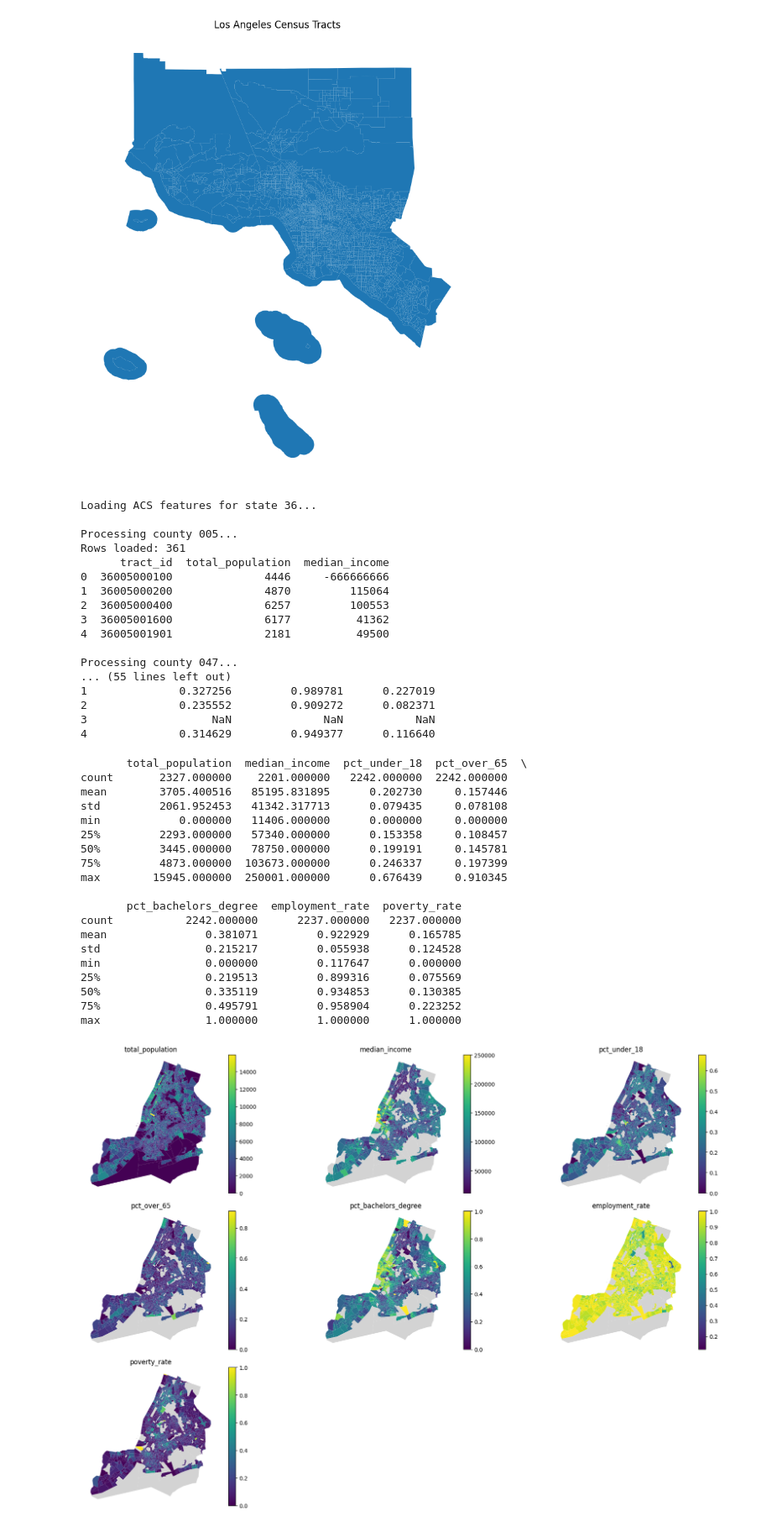
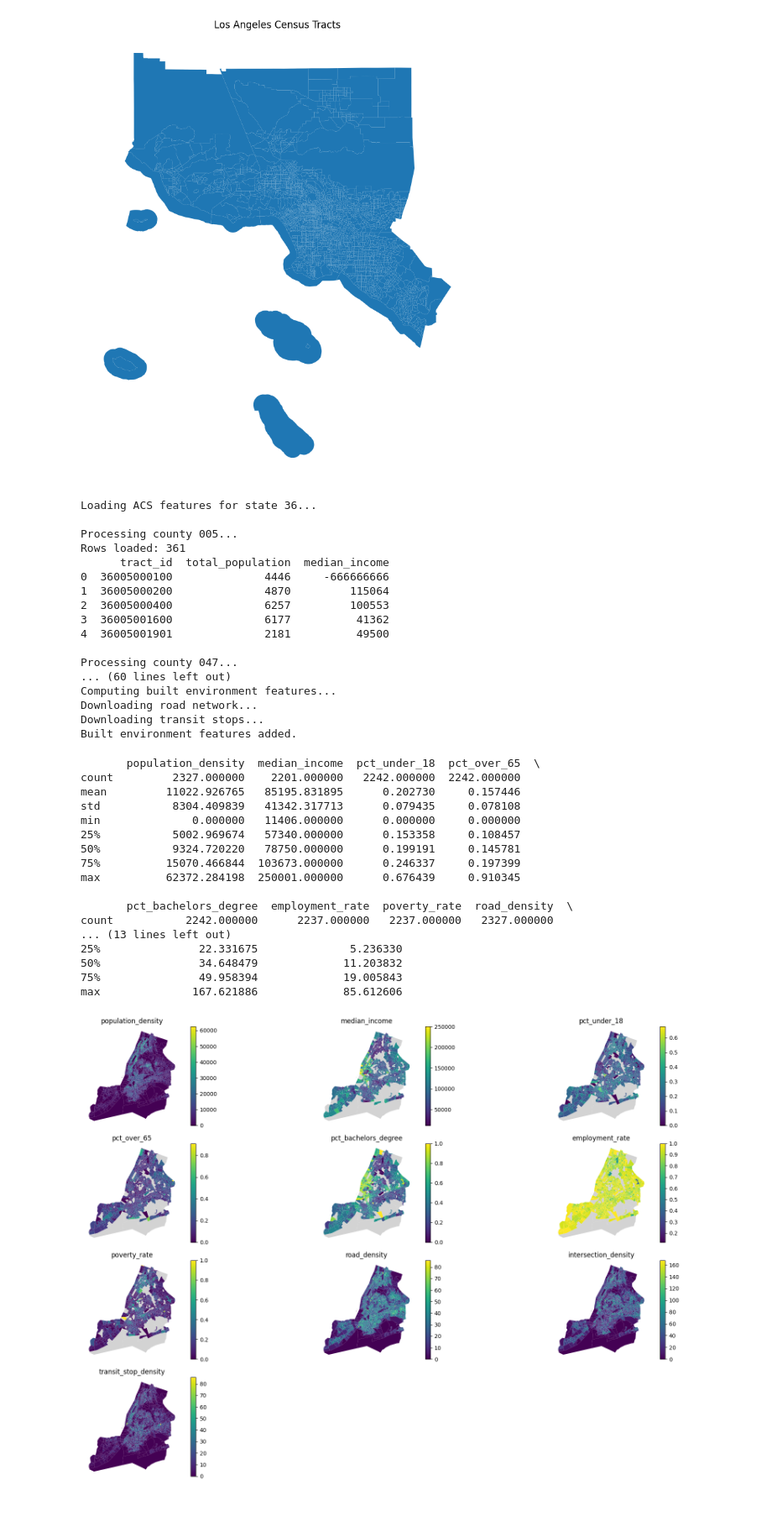
Before and after one commit to BeaudeRooij/thesis, a Jupyter notebook: thesis_notebook.ipynb, the cells around one changed output. Shown at 84% size. Saved outputs shown, nothing was run; the diff lists cells and outputs as text; code cells hidden in the pictures.

Commit message:
population density

```diff
--- a/thesis_notebook.ipynb
+++ b/thesis_notebook.ipynb
@@ -281,6 +304,10 @@ def merge_acs_features(tracts_gdf, acs_df):
         how="left"
     )
 
+    merged["population_density"] = (
+        merged["total_population"] / merged["tract_area_km2"]
+    )
+
     print("Merged shape:", merged.shape)
 
     cols_to_check = [
@@ -291,7 +318,8 @@ def merge_acs_features(tracts_gdf, acs_df):
         "pct_over_65",
         "pct_bachelors_degree",
         "employment_rate",
-        "poverty_rate"
+        "poverty_rate",
+        "population_density"
     ]
 
     print("\nSample merged rows:")
@@ -311,6 +496,10 @@ nyc_tracts = merge_acs_features(
     nyc_tracts,
     nyc_acs
 )
+
+nyc_tracts = add_built_environment_features(
+    nyc_tracts
+)
 # %% [output]
 Loading ACS features for state 36...
 
@@ -324,83 +513,87 @@ Rows loaded: 361
 4  36005001901              2181          49500
 
 Processing county 047...
-... (55 lines left out)
-1              0.327256         0.989781      0.227019
-2              0.235552         0.909272      0.082371
-3                   NaN              NaN           NaN
-4              0.314629         0.949377      0.116640
+... (60 lines left out)
+Computing built environment features...
+Downloading road network...
+Downloading transit stops...
+Built environment features added.
 # %%
 cols = [
-    "total_population",
+    "population_density",
     "median_income",
     "pct_under_18",
     "pct_over_65",
     "pct_bachelors_degree",
     "employment_rate",
-    "poverty_rate"
+    "poverty_rate",
+    "road_density",
+    "intersection_density",
+    "transit_stop_density"
 ]
 
 print(nyc_tracts[cols].describe())
 # %% [output]
-       total_population  median_income  pct_under_18  pct_over_65  \
-count       2327.000000    2201.000000   2242.000000  2242.000000
-mean        3705.400516   85195.831895      0.202730     0.157446
-std         2061.952453   41342.317713      0.079435     0.078108
-min            0.000000   11406.000000      0.000000     0.000000
-25%         2293.000000   57340.000000      0.153358     0.108457
-50%         3445.000000   78750.000000      0.199191     0.145781
-75%         4873.000000  103673.000000      0.246337     0.197399
-max        15945.000000  250001.000000      0.676439     0.910345
+       population_density  median_income  pct_under_18  pct_over_65  \
+count         2327.000000    2201.000000   2242.000000  2242.000000
+mean         11022.926765   85195.831895      0.202730     0.157446
+std           8304.409839   41342.317713      0.079435     0.078108
+min              0.000000   11406.000000      0.000000     0.000000
+25%           5002.969674   57340.000000      0.153358     0.108457
+50%           9324.720220   78750.000000      0.199191     0.145781
+75%          15070.466844  103673.000000      0.246337     0.197399
+max          62372.284198  250001.000000      0.676439     0.910345
 
-       pct_bachelors_degree  employment_rate  poverty_rate
-count           2242.000000      2237.000000   2237.000000
-mean               0.381071         0.922929      0.165785
-std                0.215217         0.055938      0.124528
-min                0.000000         0.117647      0.000000
-25%                0.219513         0.899316      0.075569
-50%                0.335119         0.934853      0.130385
-75%                0.495791         0.958904      0.223252
-max                1.000000         1.000000      1.000000
+       pct_bachelors_degree  employment_rate  poverty_rate  road_density  \
+count           2242.000000      2237.000000   2237.000000   2327.000000
+... (13 lines left out)
+25%               22.331675              5.236330
+50%               34.648479             11.203832
+75%               49.958394             19.005843
+max              167.621886             85.612606
 # %%
 import matplotlib.pyplot as plt
 
 features = [
-    "total_population",
+    "population_density",
     "median_income",
     "pct_under_18",
     "pct_over_65",
     "pct_bachelors_degree",
     "employment_rate",
-    "poverty_rate"
+    "poverty_rate",
+    "road_density",
+    "intersection_density",
+    "transit_stop_density"
 ]
 
 n_cols = 3
 n_rows = (len(features) + n_cols - 1) // n_cols
 
 fig, axes = plt.subplots(n_rows, n_cols, figsize=(18, 12))
 
 axes = axes.flatten()
 
 for i, var in enumerate(features):
 
     nyc_tracts.plot(
         column=var,
         cmap="viridis",
         legend=True,
         ax=axes[i],
         missing_kwds={"color": "lightgrey"}
     )
 
     axes[i].set_title(var)
     axes[i].axis("off")
 
 for j in range(i + 1, len(axes)):
     axes[j].axis("off")
 
 plt.tight_layout()
 plt.show()
 # %% [output]
-[figure, old version]
+[figure, new version]
 # %%
 # %%
 la_acs = load_acs_features(
```
Also changed, not shown: parts of 6 cells of this notebook.
